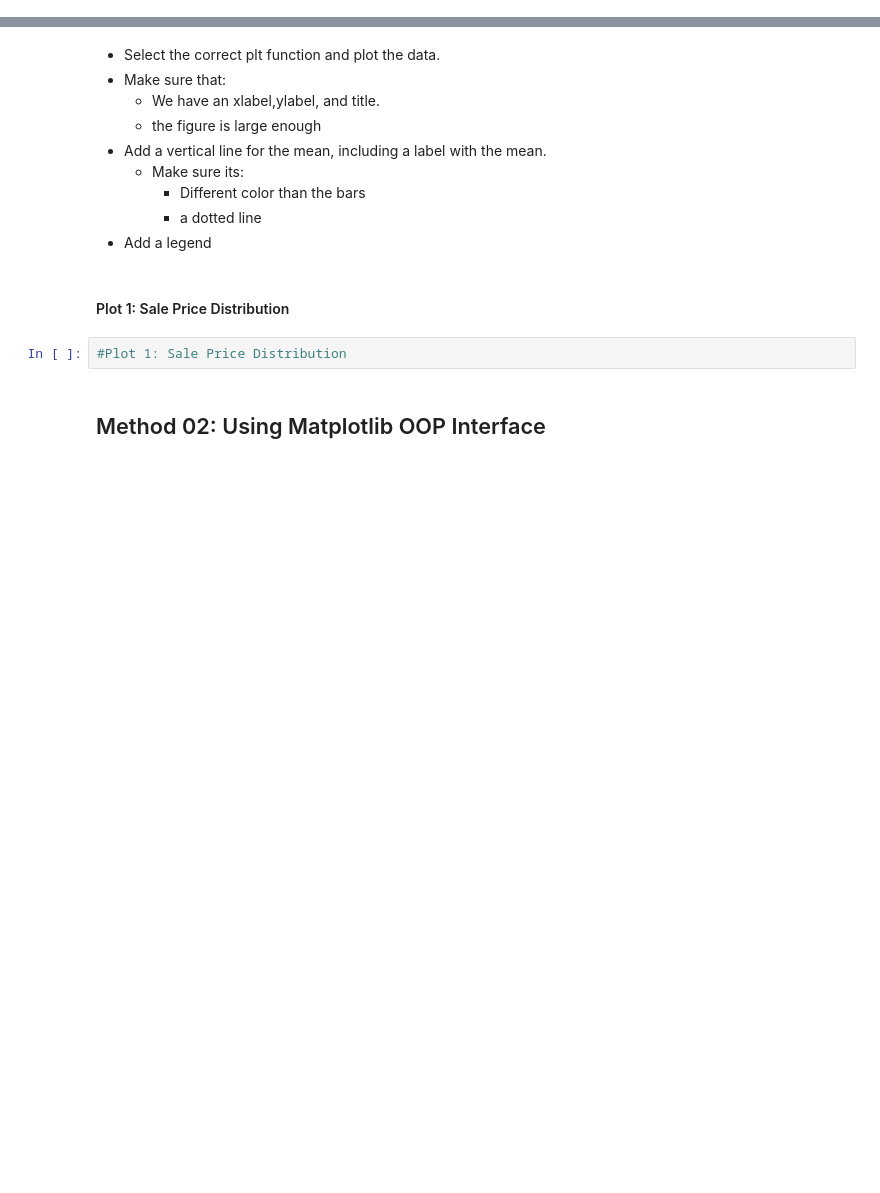
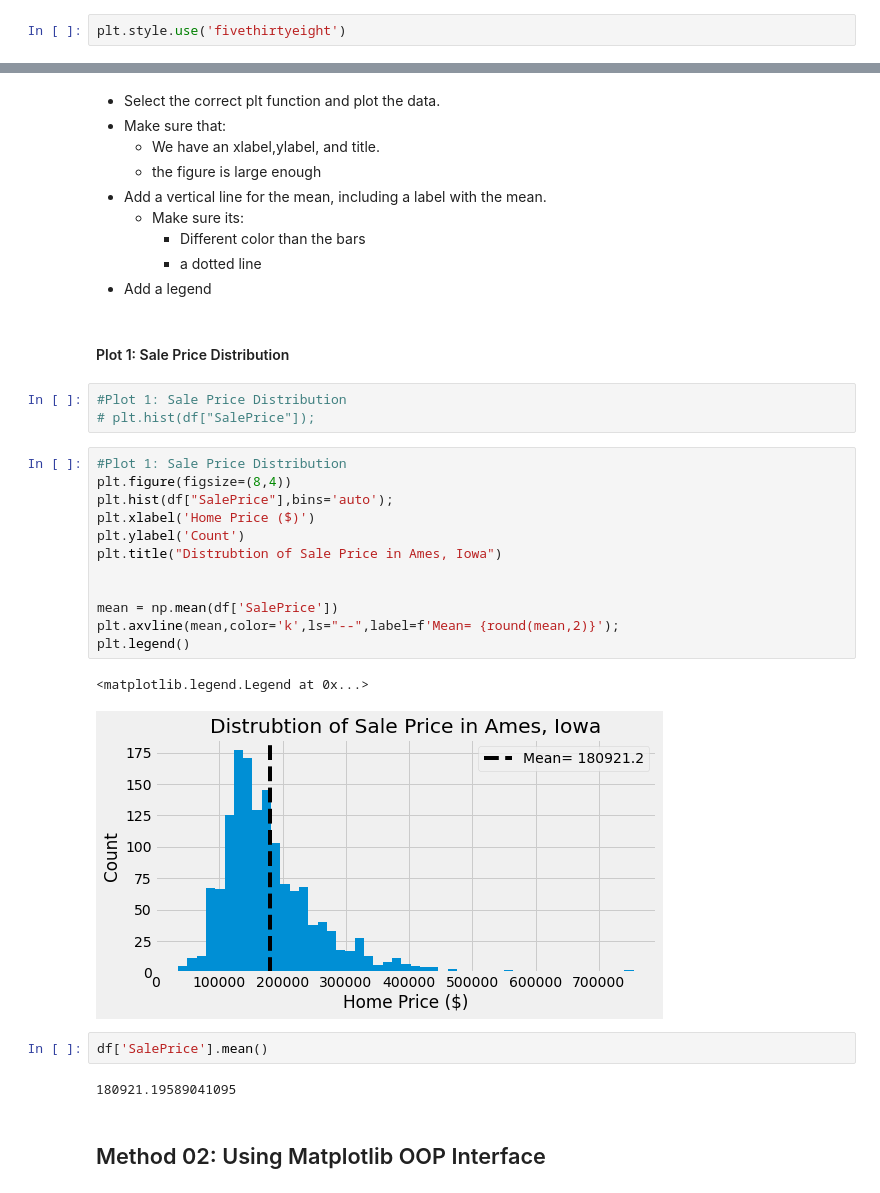
Before and after one commit to flatiron-school/ds-flex-fundamentals-of-data-visualization-2021, a Jupyter notebook: Fundamentals of Visualizations_v1_SG.ipynb, the cells around one changed output, grey strips where cells are left out. Cells and saved outputs as stored; diff of their text form; blank space fills up the shorter version.

```diff
--- a/Fundamentals of Visualizations_v1_SG.ipynb
+++ b/Fundamentals of Visualizations_v1_SG.ipynb
@@ -91,3 +96,5 @@ print(f'\tSeaborn = {sns.__version__}')
+# %%
+plt.style.use('fivethirtyeight')
 # %%
 ## From https://github.com/learn-co-curriculum/dsc-regression-boston-lab
 cols_to_use = ['YrSold', 'MoSold', 'Fireplaces', 'TotRmsAbvGrd', 'GrLivArea',
@@ -148,6 +197,26 @@ df.info()
 #### Plot 1: Sale Price Distribution
 # %%
 #Plot 1: Sale Price Distribution
+# plt.hist(df["SalePrice"]);
+# %%
+#Plot 1: Sale Price Distribution
+plt.figure(figsize=(8,4))
+plt.hist(df["SalePrice"],bins='auto');
+plt.xlabel('Home Price ($)')
+plt.ylabel('Count')
+plt.title("Distrubtion of Sale Price in Ames, Iowa")
+
+
+mean = np.mean(df['SalePrice'])
+plt.axvline(mean,color='k',ls="--",label=f'Mean= {round(mean,2)}');
+plt.legend()
+# %% [output]
+<matplotlib.legend.Legend at 0x...>
+[figure, added]
+# %%
+df['SalePrice'].mean()
+# %% [output]
+180921.19589041095
 # %% [markdown]
 ## Method 02: Using Matplotlib OOP Interface
 # %% [markdown]
```
Also changed, not shown: parts of 32 cells of this notebook, 2 other files.
